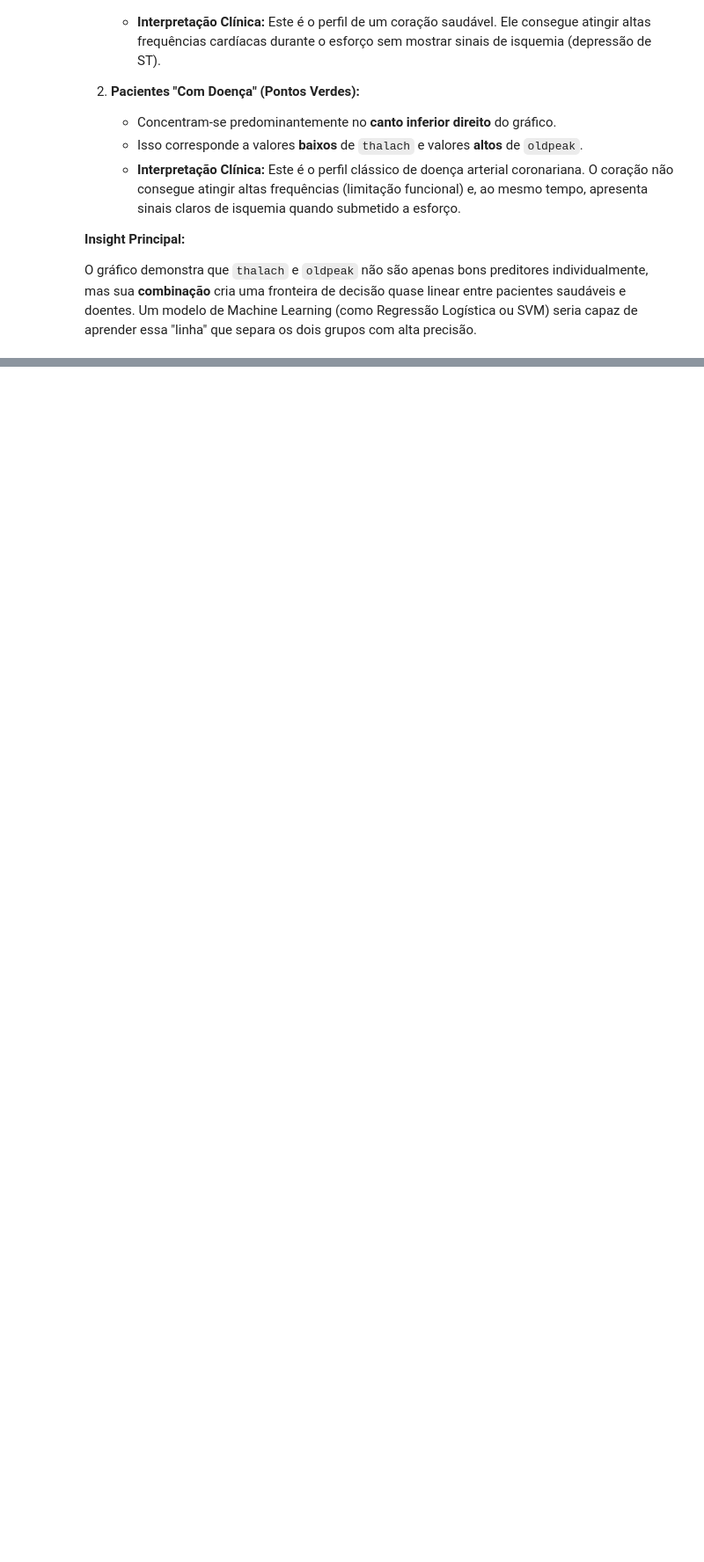
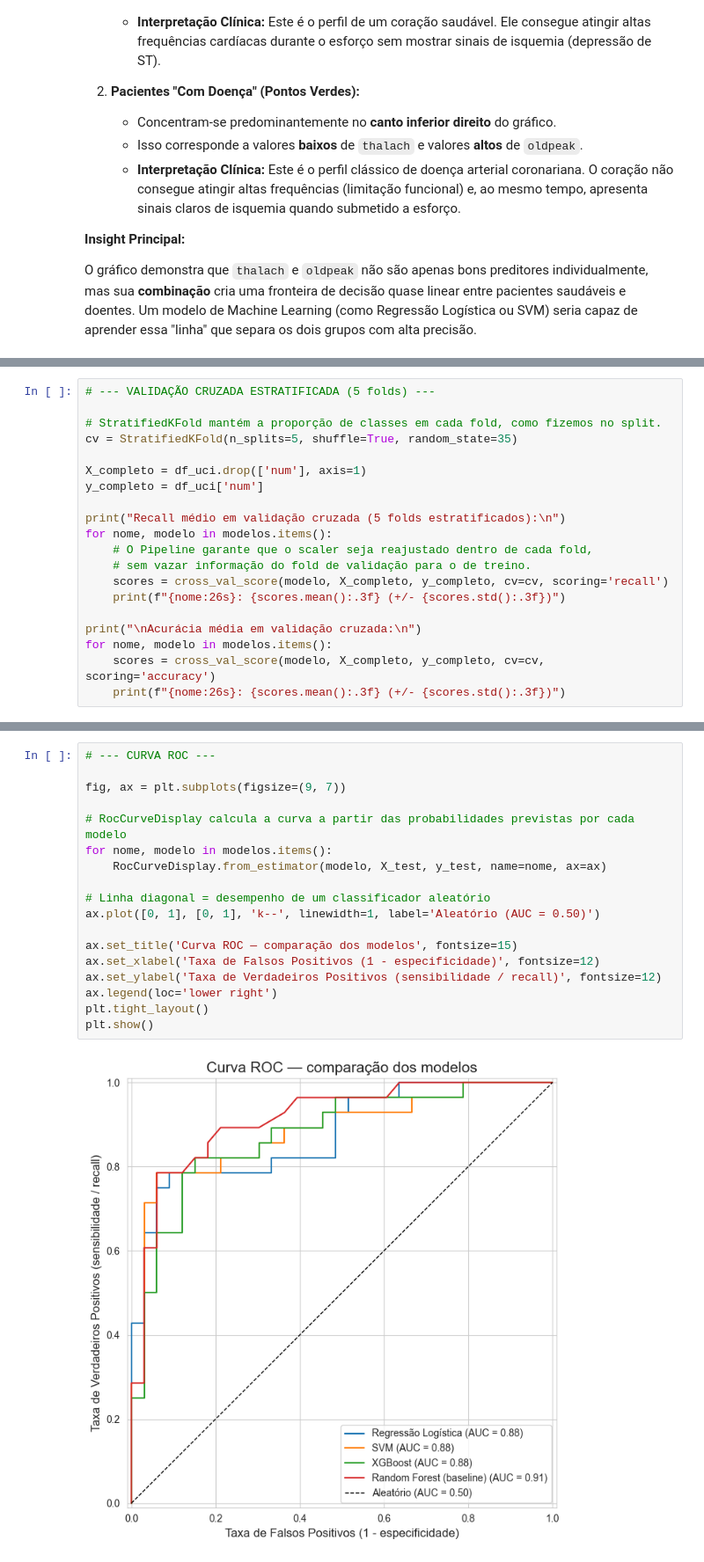
Before and after one commit to marcospontoexe/PUC, a Jupyter notebook: 16-IA aplicada à Saúde/atividade somativa 1/Diagnóstico_de_Doenças_Cardiovasculares_usando_Machine_Learning.ipynb, the cells around one changed output, grey strips where cells are left out. Shown at 88% size. Drawn from its saved outputs; the diff is of its cells as text; blank space fills up the shorter version.

```diff
--- a/16-IA aplicada à Saúde/atividade somativa 1/Diagnóstico_de_Doenças_Cardiovasculares_usando_Machine_Learning.ipynb
+++ b/16-IA aplicada à Saúde/atividade somativa 1/Diagnóstico_de_Doenças_Cardiovasculares_usando_Machine_Learning.ipynb
@@ -948,0 +1190,20 @@ Ranking de Performance dos Modelos:
+# %%
+# --- VALIDAÇÃO CRUZADA ESTRATIFICADA (5 folds) ---
+
+# StratifiedKFold mantém a proporção de classes em cada fold, como fizemos no split.
+cv = StratifiedKFold(n_splits=5, shuffle=True, random_state=35)
+
+X_completo = df_uci.drop(['num'], axis=1)
+y_completo = df_uci['num']
+
+print("Recall médio em validação cruzada (5 folds estratificados):\n")
+for nome, modelo in modelos.items():
+    # O Pipeline garante que o scaler seja reajustado dentro de cada fold,
+    # sem vazar informação do fold de validação para o de treino.
+    scores = cross_val_score(modelo, X_completo, y_completo, cv=cv, scoring='recall')
+    print(f"{nome:26s}: {scores.mean():.3f} (+/- {scores.std():.3f})")
+
+print("\nAcurácia média em validação cruzada:\n")
+for nome, modelo in modelos.items():
+    scores = cross_val_score(modelo, X_completo, y_completo, cv=cv, scoring='accuracy')
+    print(f"{nome:26s}: {scores.mean():.3f} (+/- {scores.std():.3f})")
@@ -948,0 +1270,20 @@ Ranking de Performance dos Modelos:
+# %%
+# --- CURVA ROC ---
+
+fig, ax = plt.subplots(figsize=(9, 7))
+
+# RocCurveDisplay calcula a curva a partir das probabilidades previstas por cada modelo
+for nome, modelo in modelos.items():
+    RocCurveDisplay.from_estimator(modelo, X_test, y_test, name=nome, ax=ax)
+
+# Linha diagonal = desempenho de um classificador aleatório
+ax.plot([0, 1], [0, 1], 'k--', linewidth=1, label='Aleatório (AUC = 0.50)')
+
+ax.set_title('Curva ROC — comparação dos modelos', fontsize=15)
+ax.set_xlabel('Taxa de Falsos Positivos (1 - especificidade)', fontsize=12)
+ax.set_ylabel('Taxa de Verdadeiros Positivos (sensibilidade / recall)', fontsize=12)
+ax.legend(loc='lower right')
+plt.tight_layout()
+plt.show()
+# %% [output]
+[figure, added]
```
Also changed, not shown: parts of 49 cells of this notebook, 10 other files.
